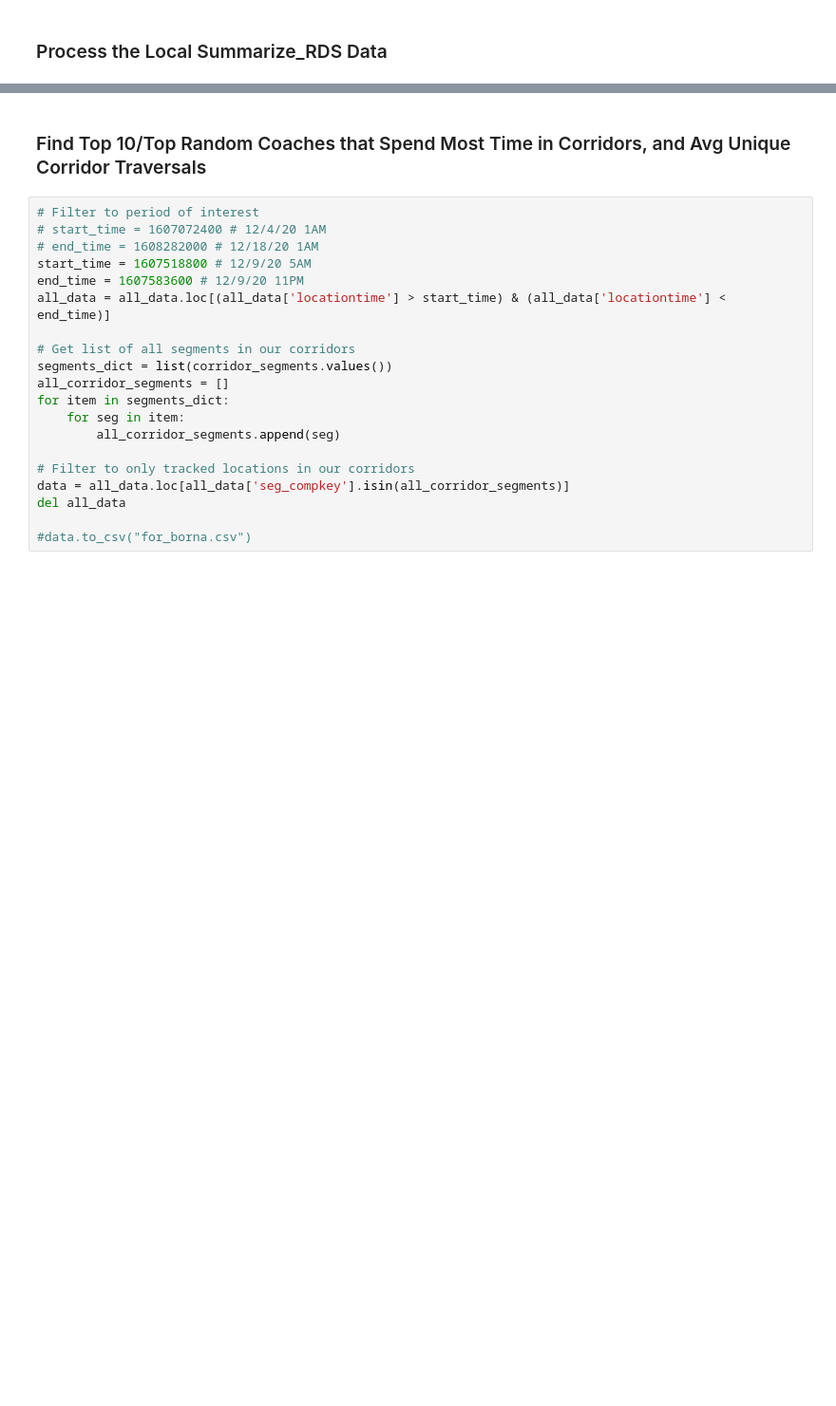
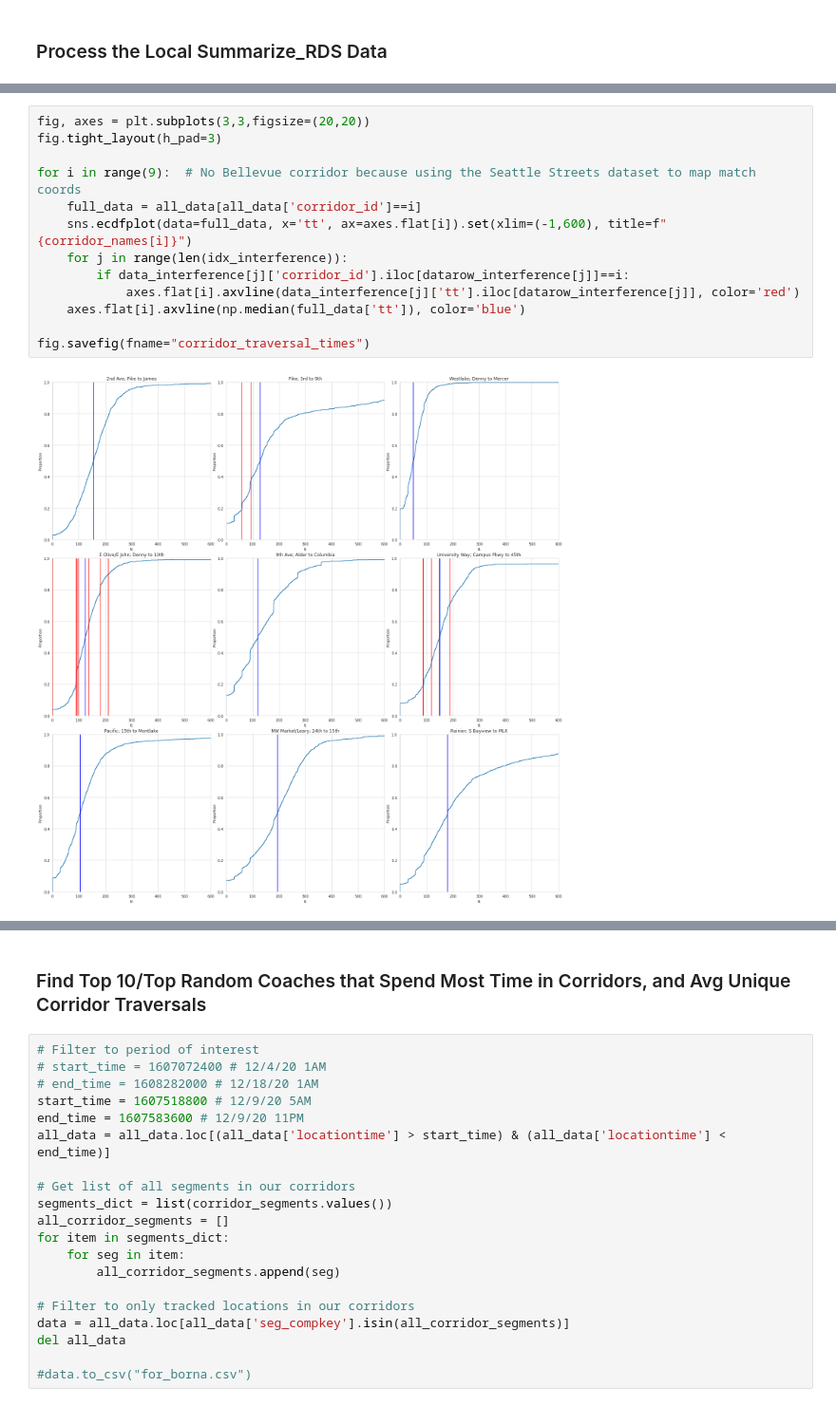
Before and after one commit to zackAemmer/transit_vis, a Jupyter notebook: local_corridor_analysis.ipynb, the cells around one changed output, grey strips where cells are left out. Shown at 95% size. Drawn from its saved outputs; the diff is of its cells as text; blank space fills up the shorter version.

```diff
--- a/local_corridor_analysis.ipynb
+++ b/local_corridor_analysis.ipynb
@@ -114,0 +257,15 @@ sns.set_style('whitegrid')
+# %%
+fig, axes = plt.subplots(3,3,figsize=(20,20))
+fig.tight_layout(h_pad=3)
+
+for i in range(9):  # No Bellevue corridor because using the Seattle Streets dataset to map match coords
+    full_data = all_data[all_data['corridor_id']==i]
+    sns.ecdfplot(data=full_data, x='tt', ax=axes.flat[i]).set(xlim=(-1,600), title=f"{corridor_names[i]}")
+    for j in range(len(idx_interference)):
+        if data_interference[j]['corridor_id'].iloc[datarow_interference[j]]==i:
+            axes.flat[i].axvline(data_interference[j]['tt'].iloc[datarow_interference[j]], color='red')
+    axes.flat[i].axvline(np.median(full_data['tt']), color='blue')
+
+fig.savefig(fname="corridor_traversal_times")
+# %% [output]
+[figure, added]
```
Also changed, not shown: parts of 13 cells of this notebook, 4 other files.
